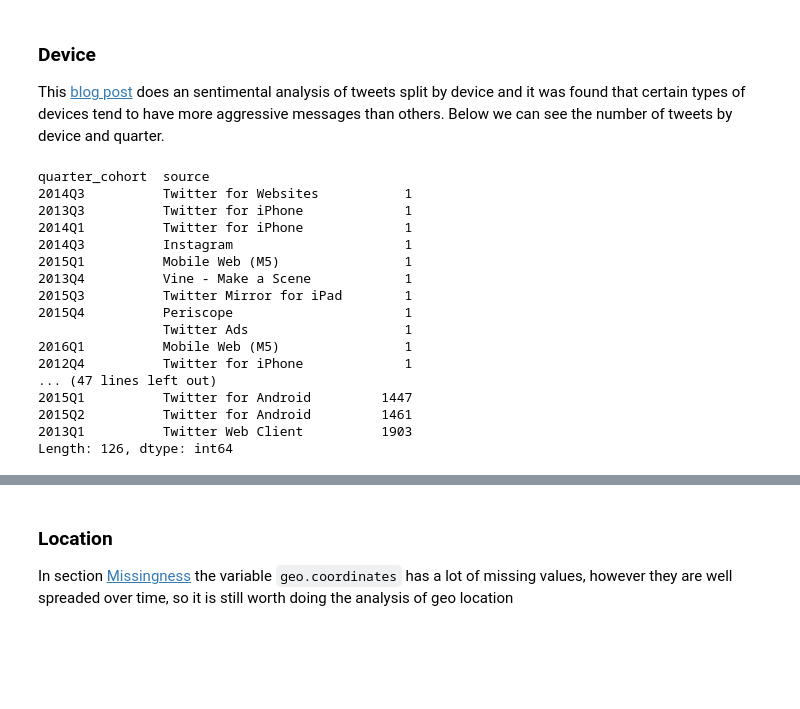
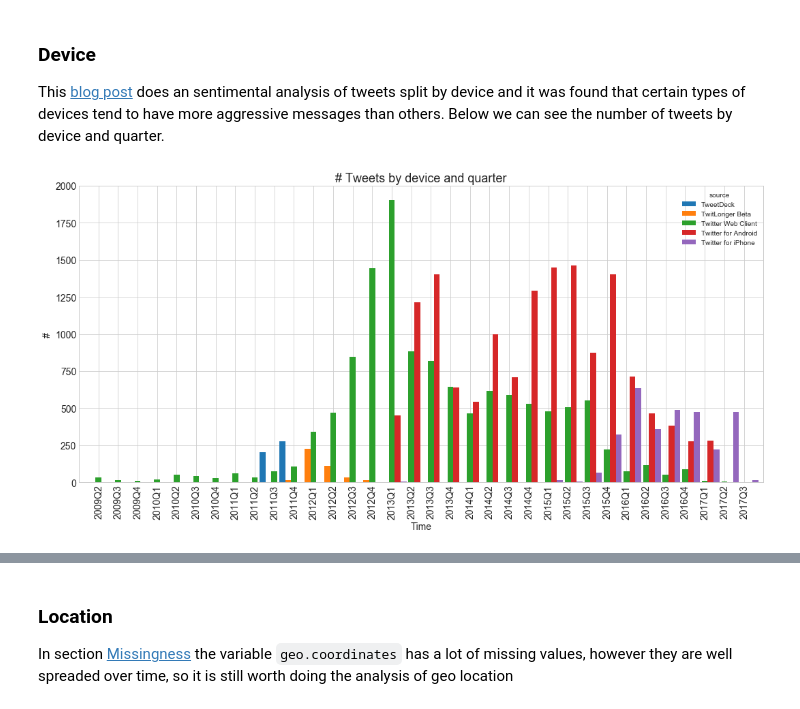
Before and after one commit to atulkumarin/project, a Jupyter notebook: analysis/project-milestone-2.ipynb, the cells around one changed output, grey strips where cells are left out. Drawn from its saved outputs; the diff is of its cells as text; code cells hidden in the pictures; blank space fills up the shorter version.

Commit message:
location and device analysis

```diff
--- a/analysis/project-milestone-2.ipynb
+++ b/analysis/project-milestone-2.ipynb
@@ -129,23 +126,15 @@ One of your research question is about geographic position, but seems that we wo
 ### Device
 
 This [blog post](http://varianceexplained.org/r/trump-tweets/) does an sentimental analysis of tweets split by device and it was found that certain types of devices tend to have more aggressive messages than others. Below we can see the number of tweets by device and quarter.
-# %%
-df.groupby(['quarter_cohort', 'source']).size().sort_values()
-# %% [output]
-quarter_cohort  source
-2014Q3          Twitter for Websites           1
-2013Q3          Twitter for iPhone             1
-2014Q1          Twitter for iPhone             1
-2014Q3          Instagram                      1
-2015Q1          Mobile Web (M5)                1
-2013Q4          Vine - Make a Scene            1
-2015Q3          Twitter Mirror for iPad        1
-2015Q4          Periscope                      1
-                Twitter Ads                    1
-2016Q1          Mobile Web (M5)                1
-2012Q4          Twitter for iPhone             1
-... (47 lines left out)
-2015Q1          Twitter for Android         1447
-2015Q2          Twitter for Android         1461
-2013Q1          Twitter Web Client          1903
-Length: 126, dtype: int64
+# %%
+top_devices = (df.groupby('source').size()
+               .sort_values(ascending=False)
+               .iloc[0:5].index)
+devices_over_time = (df[df['source'].apply(lambda x: x in top_devices)]
+                     .groupby(['quarter_cohort', 'source'])
+                     .size().unstack().fillna(0)
+                     .plot(kind='bar', figsize=(18, 8), fontsize=14, width=1.5));
+plt.title('# Tweets by device and quarter', fontsize=18);
+plt.xlabel('Time', fontsize=14); plt.ylabel('#', fontsize=14);
+# %% [output]
+[figure, added]
```
Also changed, not shown: parts of 10 cells of this notebook.
